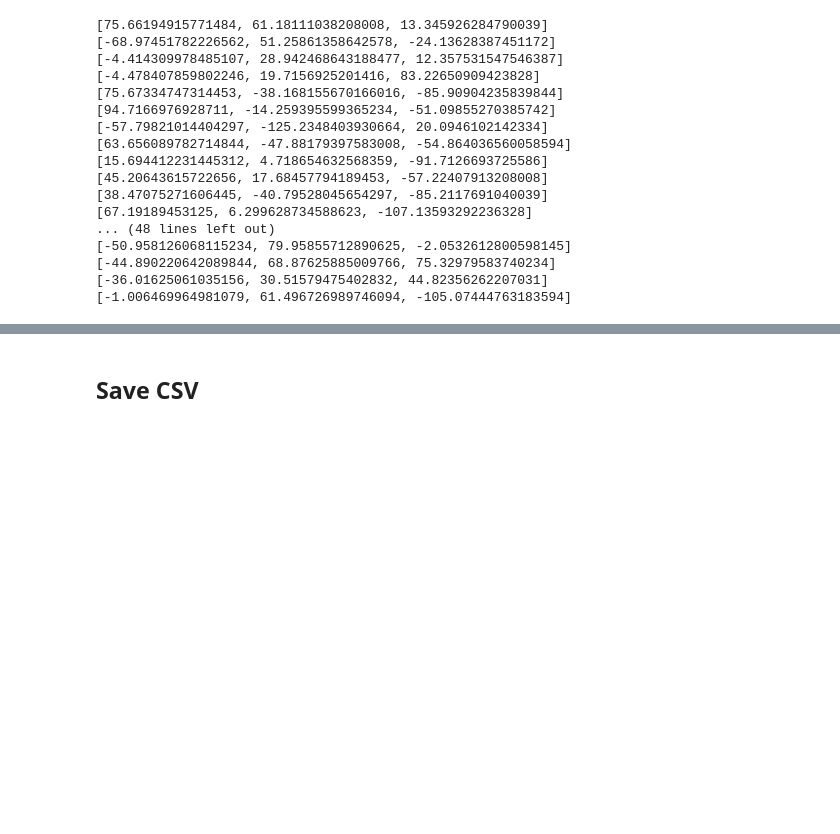
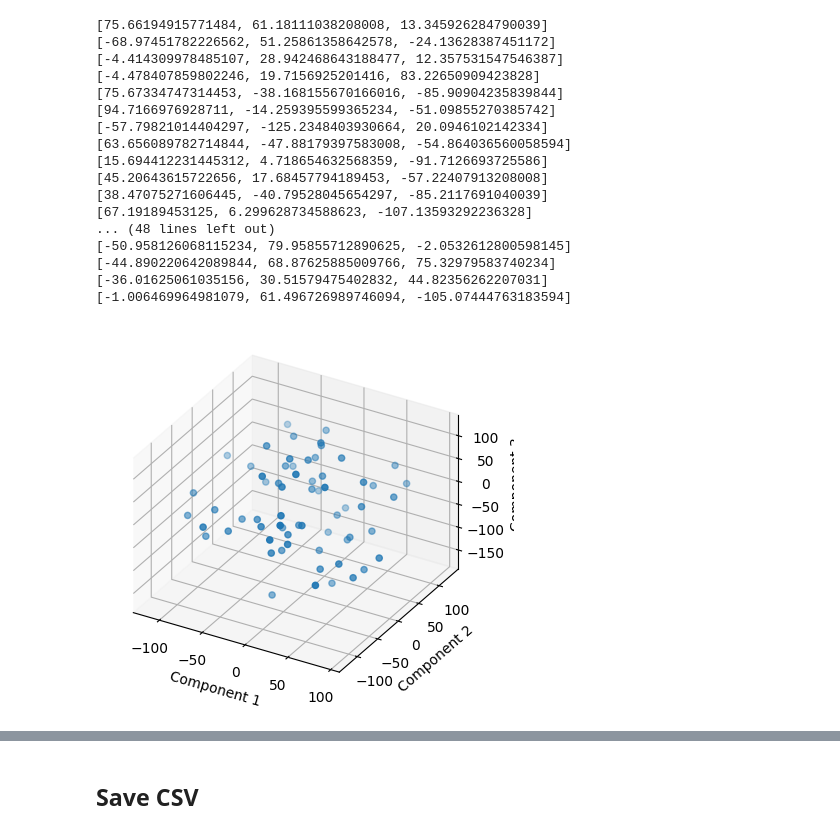
Before and after one commit to WilliamShengYangHuang/AALU_Coding, a Jupyter notebook: exporting_latent_codes_pca_t_sne_v2.ipynb, the cells around one changed output, grey strips where cells are left out. Saved outputs shown, nothing was run; the diff lists cells and outputs as text; code cells hidden in the pictures; blank space fills up the shorter version.

```diff
--- a/exporting_latent_codes_pca_t_sne_v2.ipynb
+++ b/exporting_latent_codes_pca_t_sne_v2.ipynb
@@ -269,3 +267,21 @@ for i in range(num_imgs):
 [-44.890220642089844, 68.87625885009766, 75.32979583740234]
 [-36.01625061035156, 30.51579475402832, 44.82356262207031]
 [-1.006469964981079, 61.496726989746094, -105.07444763183594]
+# %%
+# Plotting the results in a 3D scatter plot
+fig = plt.figure()
+ax = fig.add_subplot(111, projection='3d')
+
+# Scatter plot without perspective (orthographic projection)
+ax.scatter(X_tsne[:, 0], X_tsne[:, 1], X_tsne[:, 2])
+ax.set_proj_type('ortho')  # Setting orthographic projection
+
+# Labeling axes
+ax.set_xlabel('Component 1')
+ax.set_ylabel('Component 2')
+ax.set_zlabel('Component 3')
+
+# Show the plot
+plt.show()
+# %% [output]
+[figure, added]
```
Also changed, not shown: parts of 2 cells of this notebook.
